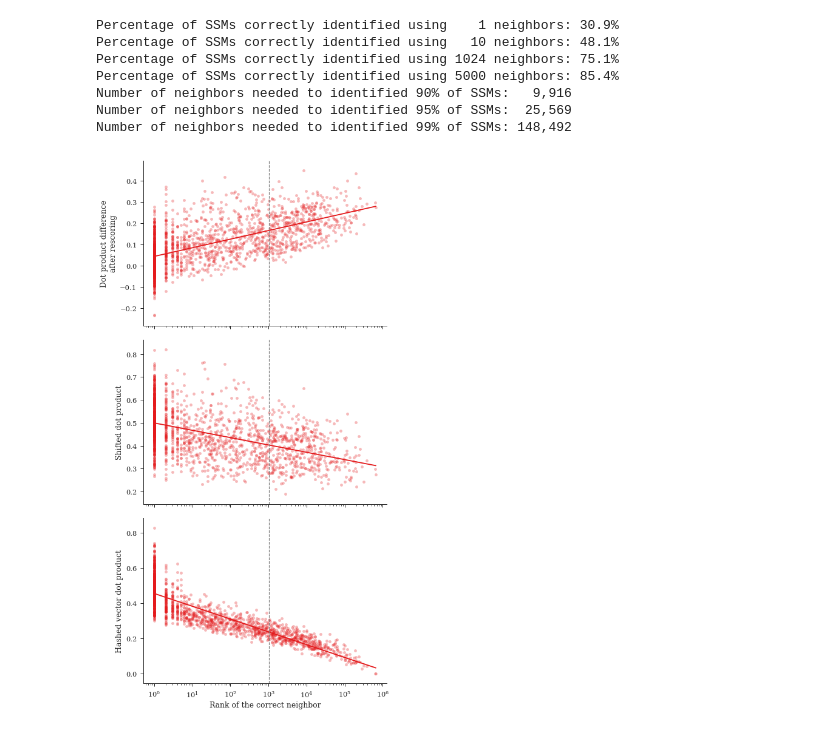
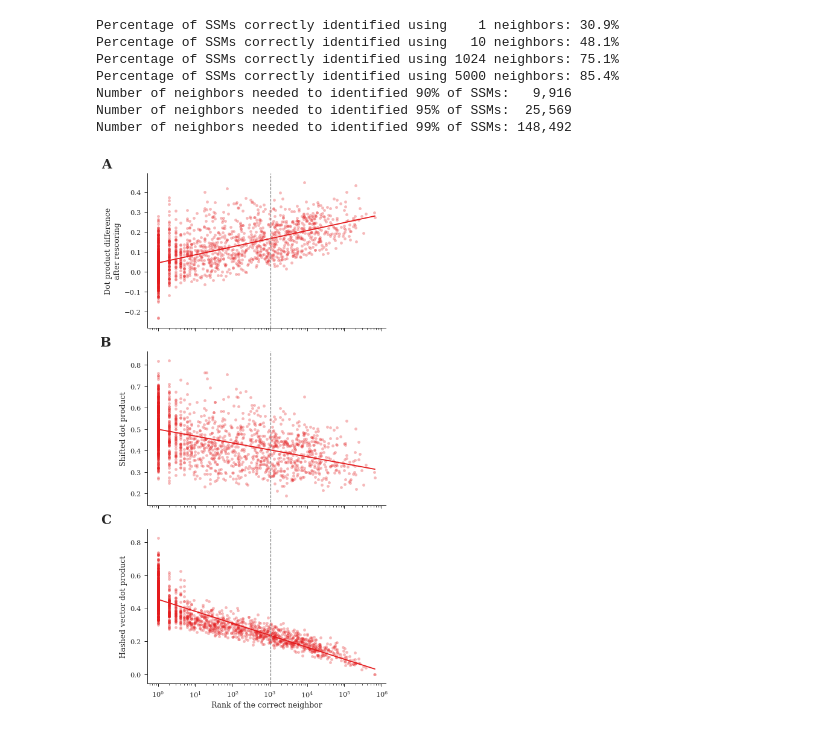
Before and after one commit to bittremieux/ANN-SoLo, a Jupyter notebook: notebooks/iprg2012_num_candidates.ipynb, the cells around one changed output. Drawn from its saved outputs; the diff is of its cells as text; code cells hidden in the pictures.

```diff
--- a/notebooks/iprg2012_num_candidates.ipynb
+++ b/notebooks/iprg2012_num_candidates.ipynb
@@ -156,34 +156,38 @@ height = width / 1.618    # golden ratio
 fig, axes = plt.subplots(3, 1, sharex=True, figsize=(width, height * 3))
 
 idx = np.asarray([idx for idx, _, _ in nn_idx]) + 1
 score_diff = [score_spec - score_vec for _, score_spec, score_vec in nn_idx]
 sns.regplot(idx, score_diff, ci=None, logx=True, truncate=True,
             color='C0', scatter_kws={'alpha': 0.3}, ax=axes[0])
 score_spec = [score_spec for _, score_spec, _ in nn_idx]
 sns.regplot(idx, score_spec, ci=None, logx=True, truncate=True,
             color='C0', scatter_kws={'alpha': 0.3}, ax=axes[1])
 score_vec = [score_vec for _, _, score_vec in nn_idx]
 sns.regplot(idx, score_vec, ci=None, logx=True, truncate=True,
             color='C0', scatter_kws={'alpha': 0.3}, ax=axes[2])
 
 for ax in axes:
     ax.axvline(1024, ls='--', c='gray')
     ax.set_xscale('log')
 
+for i, (ax, c) in enumerate(zip(axes, 'ABC')):
+    ax.text(-0.15, 1.1, c, transform=ax.transAxes, fontsize='xx-large',
+            weight='bold', va='top', ha='right')
+
 axes[2].set_xlabel('Rank of the correct neighbor')
 axes[0].set_ylabel('Dot product difference\nafter rescoring')
 axes[1].set_ylabel('Shifted dot product')
 axes[2].set_ylabel('Hashed vector dot product')
 
 sns.despine()
 
 plt.tight_layout()
 
 plt.savefig('num_neighbors_score.pdf', dpi=300, bbox_inches='tight')
 plt.show()
 plt.close()
 # %% [output]
-[figure, old version]
+[figure, new version]
 # %%
 lib_reader.close()
 for ann_index in ann_indexes.values():
```
Also changed, not shown: 1 other file.
